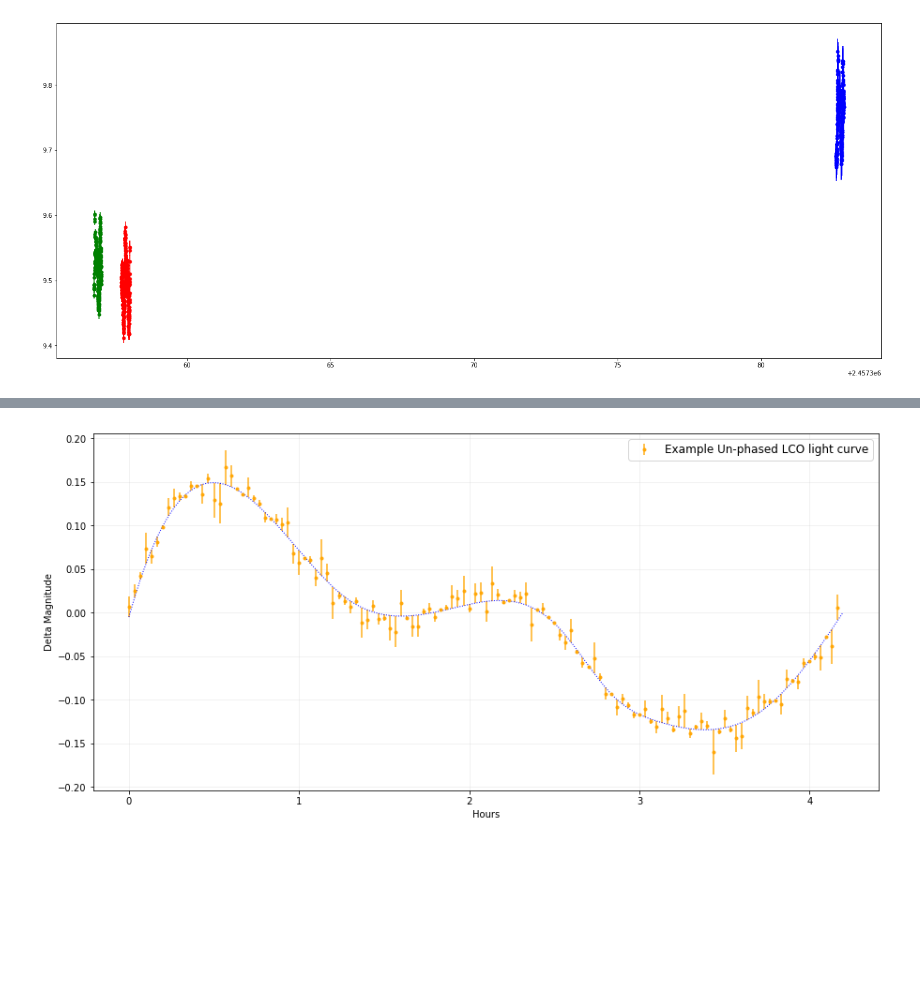
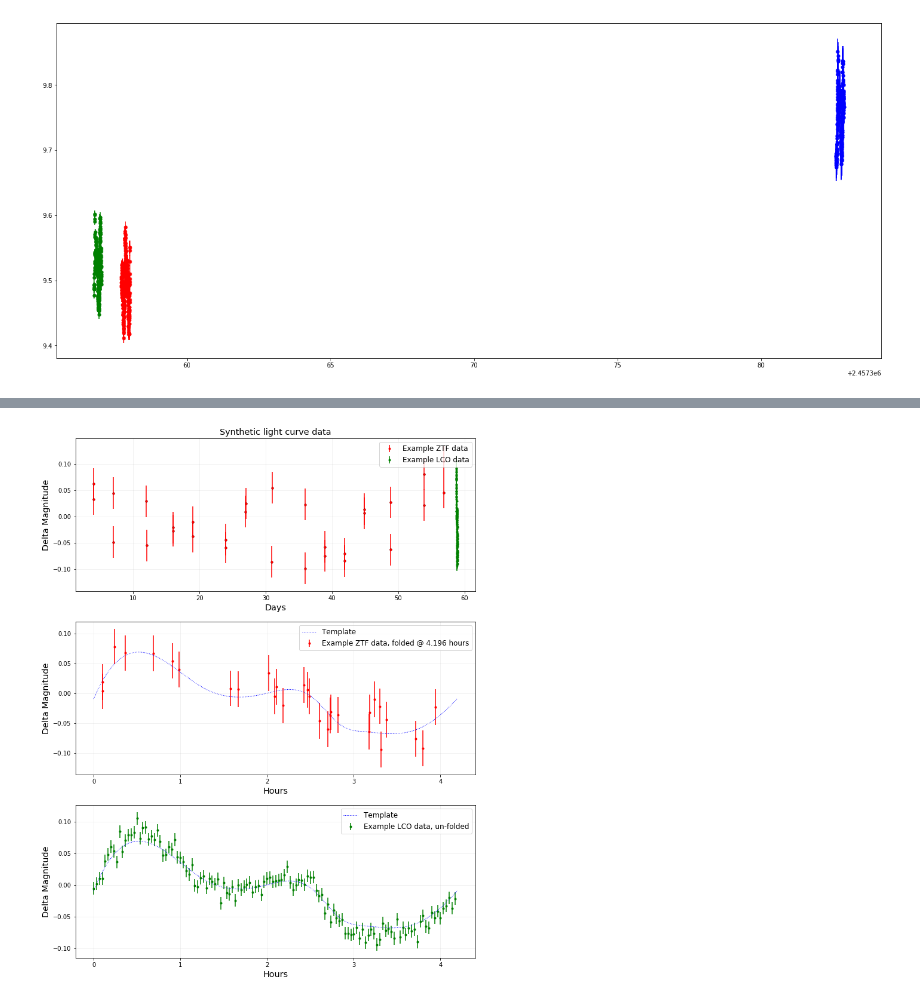
Before and after one commit to dirac-institute/CometGPs, a Jupyter notebook: lco_proposal/Psyche ZTF Example.ipynb, the cells around one changed output, grey strips where cells are left out. Drawn from its saved outputs; the diff is of its cells as text; code cells hidden in the pictures; blank space fills up the shorter version.

```diff
--- a/lco_proposal/Psyche ZTF Example.ipynb
+++ b/lco_proposal/Psyche ZTF Example.ipynb
@@ -38,10 +38,10 @@ Times are light time corrected by -0.010166 (AVERAGE)
 # Fit the LC data. "xi" gives me a way to hack the starting point, so that the end/start of the fit match up
 # reasonably .. not perfectly though. (yes, this is a hack)
 tstep = 0.5/60/24
-xi = 15
+xi = 14
 fit_x = lc[0].JD.values[xi:]
 fit_y = lc[0].Mag.values[xi:]
-f = interpolate.splrep(fit_x - fit_x[0], fit_y - fit_y[0], s=0.015)
+f = interpolate.splrep(fit_x - fit_x[0], fit_y - fit_y[0], s=0.013)
 # %%
 # The LCDB says Psyche has a rotation period of 4.196 HRs, so I'll use that for the period.
 # I am a little confused on whether this is truly the rotation period or light curve period ...
@@ -99,10 +99,11 @@ Text(0,0.5,'Delta Magnitude')
 # %%
-# a little function to simulate about 30 distinct nights of ZTF data (which would cross about 60 nights or so of time)
-def spline_template(t, period=4.196/24.0, fudge=2.0):
+# simulate about 30 distinct nights of ZTF data (which would cross about 60 nights or so of time)
+
+def spline_template(t, period=4.196/24.0, fudge=1.0):
     y = fudge * interpolate.splev(t % period, f, der=0)
     return y
 
-def simulate_ZTF(lightcurve_template, mag_err=0.04):
+def simulate_ZTF(lightcurve_template, mag_err=0.03, **kwargs):
     # Simulate ZTF visits
     ztf_times = []
     nnights = 30
@@ -117,11 +118,10 @@ def simulate_ZTF(lightcurve_template, mag_err=0.04):
     dtimes = np.random.randint(30, 51, size=nnights)
     dtimes[::2] = 0
     times = nights + (start_times  + dtimes) / 60.0 /  24.0 + (nights * -2./24./30.)
-    #true_mags = fudge * interpolate.splev(times % period, f, der=0)
-    true_mags = lightcurve_template(times)
+    true_mags = lightcurve_template(times, **kwargs)
     applied_mag_errs = np.random.normal(0, mag_err, size=len(times))
     mags = true_mags + applied_mag_errs
     mag_errs = np.zeros(len(mags), float) + mag_err
-    return times, mags, mag_errs, applied_mag_errs
+    return times, mags, mag_errs, true_mags
 # %%
 # Plot some instantiations, in a properly phased version.
@@ -161,23 +159,55 @@ Text(0,0.5,'Delta Magnitude')
 # %%
-# The same template, observed @ LCO for 2 continuous periods.
-lco_times = np.arange(0, period, 2./60./24.)
-lco_true_mags = spline_template(lco_times)
+# The same template, observed @ ZTF +_LCO for a continuous rotation period.
+fudge = 1.2
+ztf_times, ztf_mags, ztf_mag_errs, ztf_tm = simulate_ZTF(spline_template, fudge=fudge)
+nperiods = np.ceil(ztf_times[-1] / period)
+
+lco_times = np.arange(0, period, 2./60./24.) + (nperiods + 10) * period
+lco_true_mags = spline_template(lco_times, fudge=fudge)
 lco_mag_errs = np.random.normal(0, 0.01, size=len(lco_times))
 lco_mags = lco_true_mags + lco_mag_errs
 
-plt.figure(figsize=(15, 7))
-tt = np.arange(0, period, 1/24./60./60.0)
-ff = spline_template(tt)
-nperiods = int(np.ceil(times.max()/period))
-plt.plot(tt*24., ff, 'b', linewidth=1, linestyle=':')
-#plt.plot((tt+period)*24., ff, 'b', linewidth=1, linestyle=':')
-plt.errorbar(lco_times*24.0, lco_mags, yerr=lco_mag_errs,
-             color='orange', linestyle='', marker='.', alpha=0.9,
-            label='Example Un-phased LCO light curve')
+plt.figure(figsize=(12, 16))
+# Plot both data sets unfolded
+plt.subplot(3,1,1)
+plt.title("Synthetic light curve data", fontsize='x-large')
+plt.errorbar(ztf_times, ztf_mags, yerr=ztf_mag_errs, color='r',
+             linestyle='', marker='.', alpha=1.0,
+            label='Example ZTF data')
+plt.errorbar(lco_times, lco_mags, yerr=0.01,
+             color='g', linestyle='', marker='.', alpha=1.0,
+            label='Example LCO data')
+plt.plot(ztf_times, ztf_mags, 'k.')
 plt.legend(loc='upper right', fancybox=True, fontsize='large', numpoints=1)
 plt.grid(True, alpha=0.2)
-plt.xlabel('Hours')
-plt.ylabel('Delta Magnitude')
-plt.savefig('lco_lc.png')
+plt.xlabel('Days', fontsize='x-large')
+plt.ylabel('Delta Magnitude', fontsize='x-large')
+# Plot ZTF folded
+plt.subplot(3,1,2)
+tt = np.arange(0, period, 1/24./60./60.0)
+ff = spline_template(tt, fudge)
+plt.plot(tt*24, ff, 'b', linewidth=1, linestyle=':', label='Template')
+plt.errorbar((times % period)*24., mags, yerr=mag_errs,
+             color='r', linestyle='', marker='.', alpha=1.0,
+            label='Example ZTF data, folded @ %.3f hours' % (period*24.0))
+plt.legend(loc='upper right', fancybox=True, fontsize='large', numpoints=1)
+plt.grid(True, alpha=0.2)
+plt.xlabel('Hours', fontsize='x-large')
+plt.ylabel('Delta Magnitude', fontsize='x-large')
+# LCO alone
+plt.subplot(3,1,3)
+tt = np.arange(0, period, 1/24./60./60.0)
+ff = spline_template(tt, fudge)
+plt.plot(tt*24., ff, 'b', linewidth=1, linestyle=':', label='Template')
+#plt.plot((tt+period)*24., ff, 'b', linewidth=1, linestyle=':')
+plt.errorbar((lco_times-lco_times[0])*24.0, lco_mags, yerr=0.01,
+             color='g', linestyle='', marker='.', alpha=1.0,
+            label='Example LCO data, un-folded')
+plt.legend(loc='upper right', fancybox=True, fontsize='large', numpoints=1)
+plt.grid(True, alpha=0.2)
+#plt.title('Example light curve at LCO', fontsize='x-large')
+plt.xlabel('Hours', fontsize='x-large')
+plt.ylabel('Delta Magnitude', fontsize='x-large')
+plt.savefig('lco_lc.eps', format='eps')
 # %% [output]
-[figure, old version]
+[figure, new version]
```
Also changed, not shown: parts of 16 cells of this notebook.
